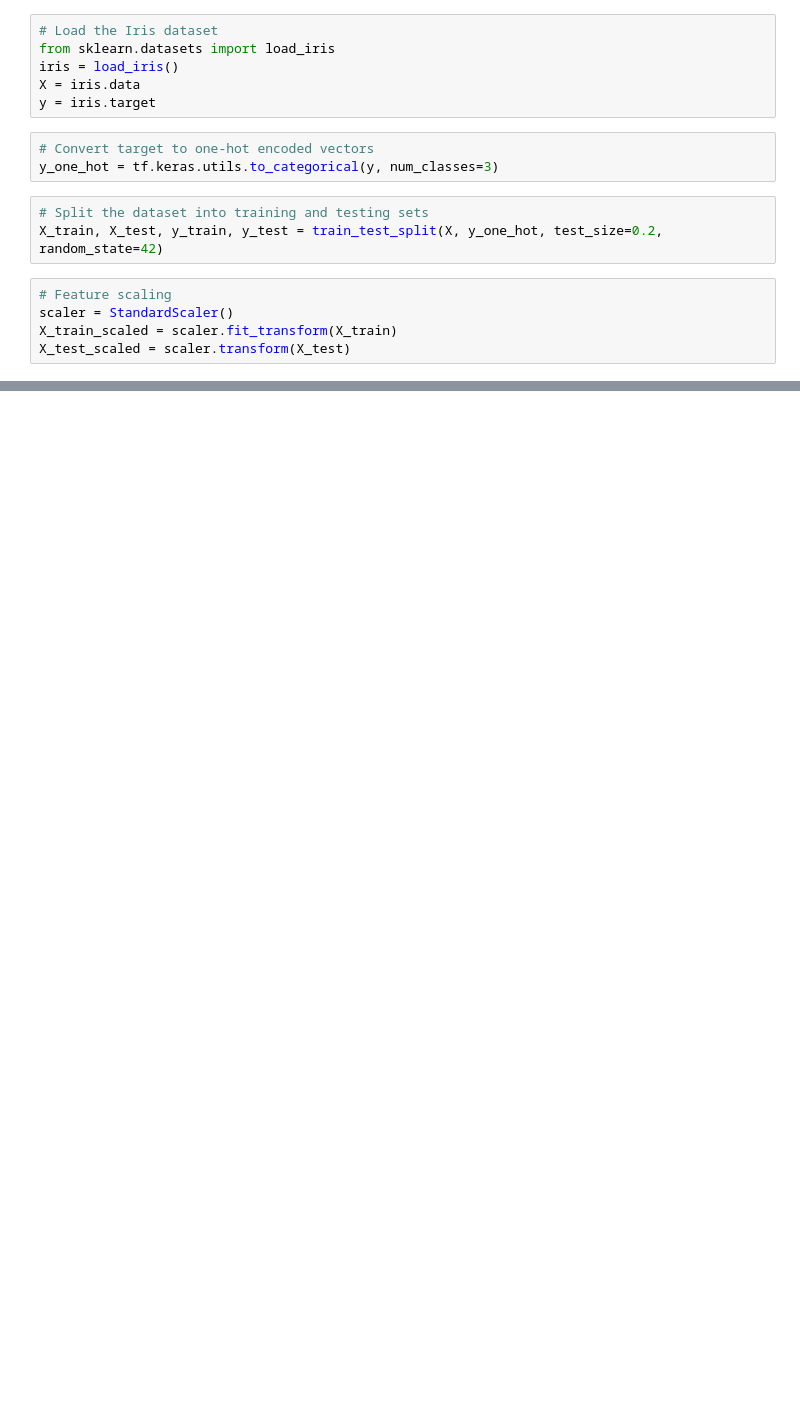
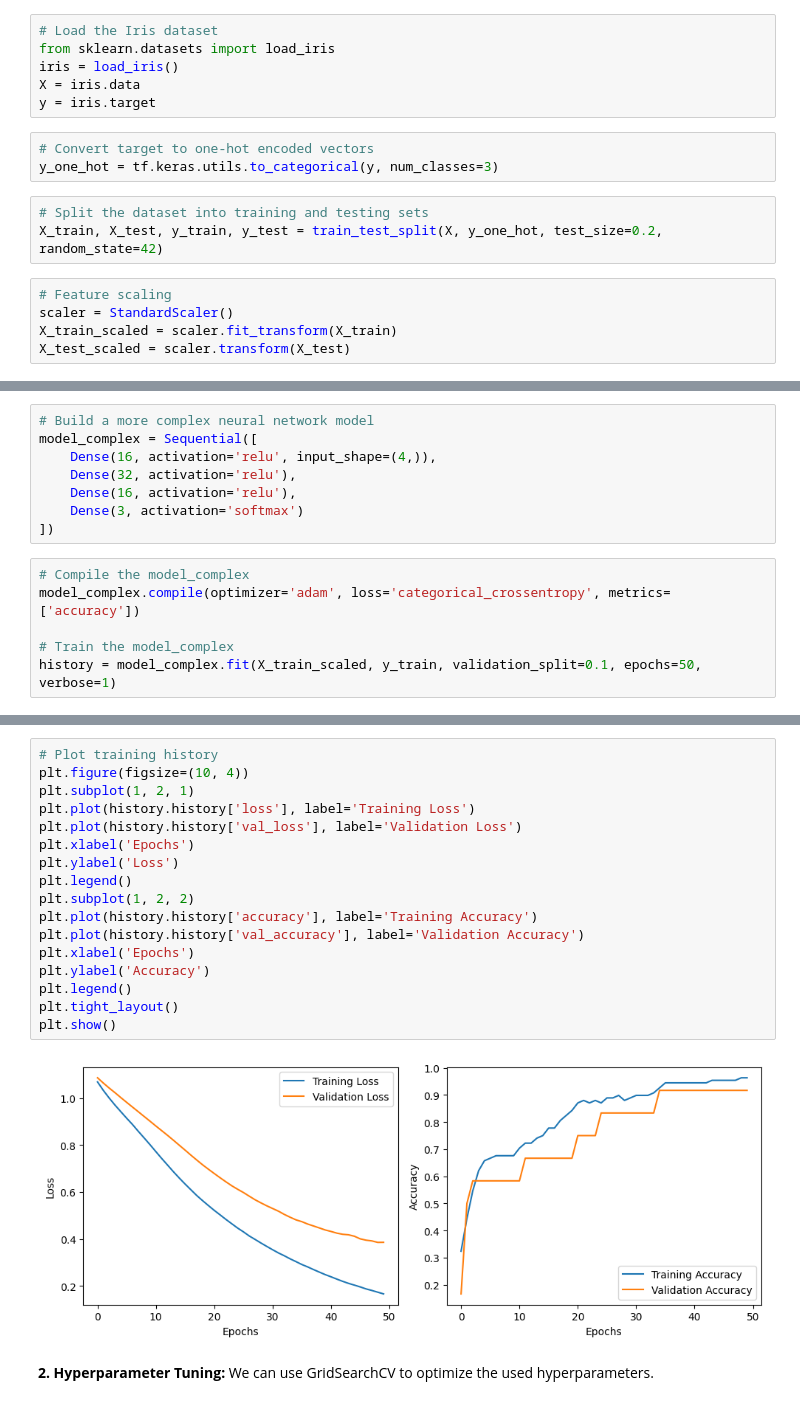
Before and after one commit to youssefelmarasy1/Iris-Flower-Classification, a Jupyter notebook: Iris.ipynb, the cells around one changed output, grey strips where cells are left out. Drawn from its saved outputs; the diff is of its cells as text; blank space fills up the shorter version.

```diff
--- a/Iris.ipynb
+++ b/Iris.ipynb
@@ -28,0 +109,14 @@ X_test_scaled = scaler.transform(X_test)
+# %%
+# Build a more complex neural network model
+model_complex = Sequential([
+    Dense(16, activation='relu', input_shape=(4,)),
+    Dense(32, activation='relu'),
+    Dense(16, activation='relu'),
+    Dense(3, activation='softmax')
+])
+# %%
+# Compile the model_complex
+model_complex.compile(optimizer='adam', loss='categorical_crossentropy', metrics=['accuracy'])
+
+# Train the model_complex
+history = model_complex.fit(X_train_scaled, y_train, validation_split=0.1, epochs=50, verbose=1)
@@ -28,0 +167,22 @@ X_test_scaled = scaler.transform(X_test)
+# %%
+# Plot training history
+plt.figure(figsize=(10, 4))
+plt.subplot(1, 2, 1)
+plt.plot(history.history['loss'], label='Training Loss')
+plt.plot(history.history['val_loss'], label='Validation Loss')
+plt.xlabel('Epochs')
+plt.ylabel('Loss')
+plt.legend()
+plt.subplot(1, 2, 2)
+plt.plot(history.history['accuracy'], label='Training Accuracy')
+plt.plot(history.history['val_accuracy'], label='Validation Accuracy')
+plt.xlabel('Epochs')
+plt.ylabel('Accuracy')
+plt.legend()
+plt.tight_layout()
+plt.show()
+# %% [output]
+[figure, added]
+# %% [markdown]
+**2. Hyperparameter Tuning:**
+We can use GridSearchCV to optimize the used hyperparameters.
```
Also changed, not shown: parts of 20 cells of this notebook.
